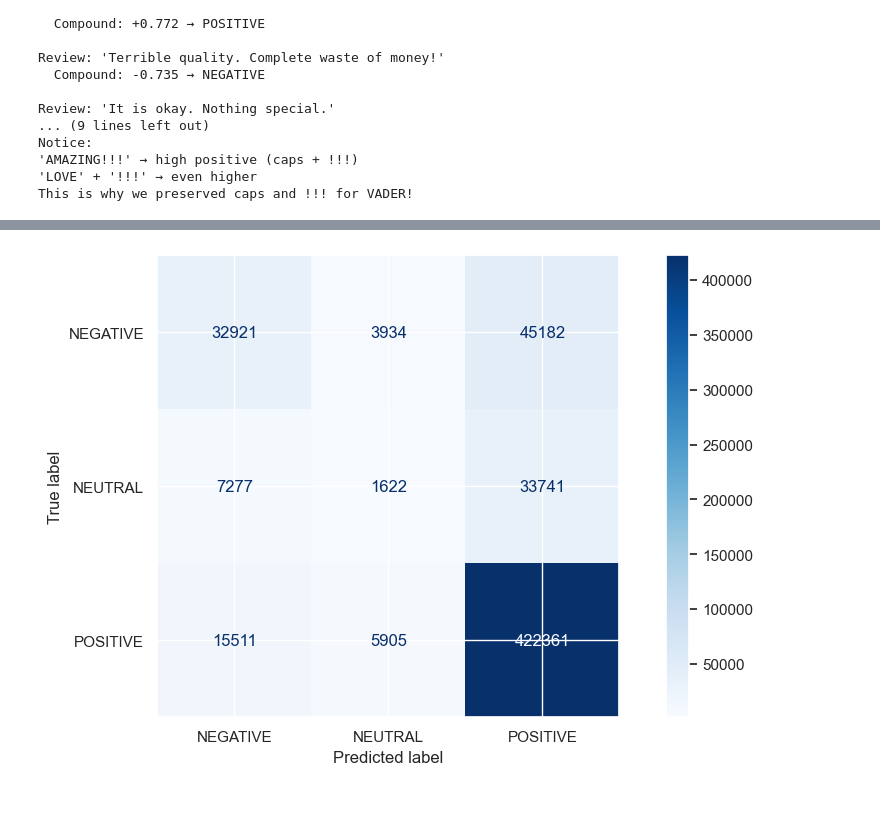
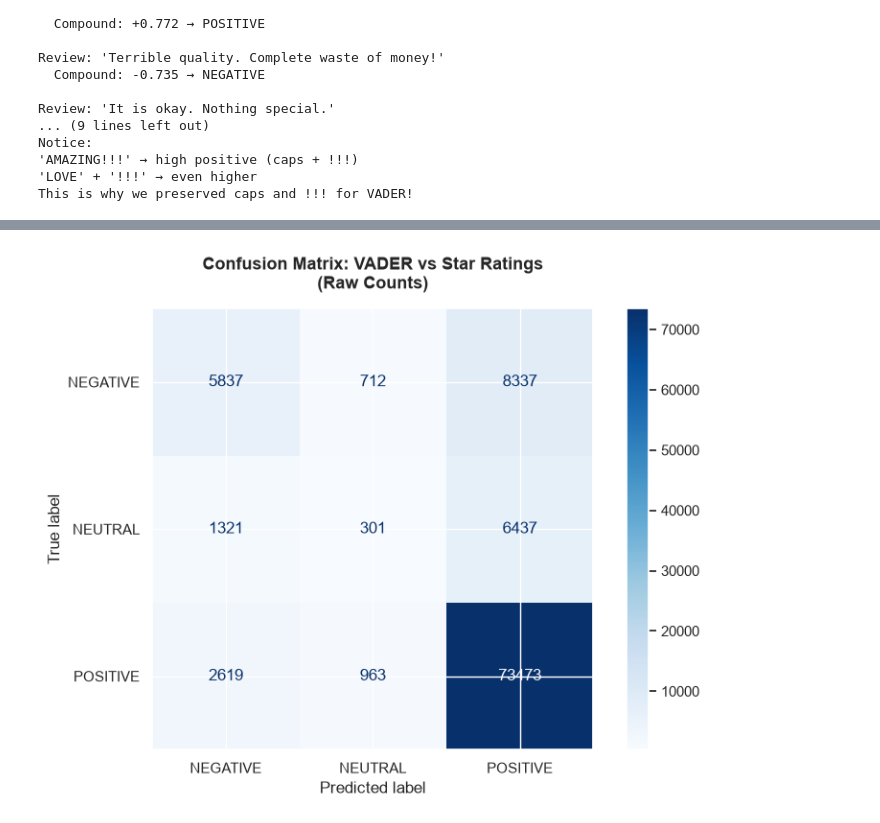
Before and after one commit to Venkatavishnuvardhanthota/product-sentiment-dashboard, a Jupyter notebook: notebooks/01_sentiment_analysis.ipynb, the cells around one changed output, grey strips where cells are left out. Cells and saved outputs as stored; diff of their text form; code cells hidden in the pictures.

```diff
--- a/notebooks/01_sentiment_analysis.ipynb
+++ b/notebooks/01_sentiment_analysis.ipynb
@@ -33,7 +33,7 @@ All libraries imported successfully!
 # %%
 print("Loading dataset...")
 
-df_raw = pd.read_csv('../data/raw/reviews.csv')
+df_raw = pd.read_csv('../data/raw/reviews.csv', nrows = 100000)
 
 print(f"Dataset loaded successfully!")
 print(f"Rows loaded : {df_raw.shape[0]:,}")
@@ -980,20 +980,48 @@ Off-diagonal red = VADER mistakes
 # %%
+# Cell 16 — Confusion Matrix: Full Prediction Breakdown
+
+# PURPOSE: Show all prediction errors in one grid
+#          More detailed than Cell 15 heatmap
+#          Cell 15 = percentages, Cell 16 = raw counts
+
 from sklearn.metrics import confusion_matrix
 from sklearn.metrics import ConfusionMatrixDisplay
 
 cm = confusion_matrix(
     df_raw['rating_label'],
     df_raw['sentiment'],
-    labels=['NEGATIVE','NEUTRAL','POSITIVE']
+    labels=['NEGATIVE', 'NEUTRAL', 'POSITIVE']
 )
+
+fig, ax = plt.subplots(figsize=(8, 6))
 
 disp = ConfusionMatrixDisplay(
     confusion_matrix=cm,
-    display_labels=['NEGATIVE','NEUTRAL','POSITIVE']
+    display_labels=['NEGATIVE', 'NEUTRAL', 'POSITIVE']
 )
 
-disp.plot(cmap='Blues')
+disp.plot(
+    cmap='Blues',
+    ax=ax
+)
+
+ax.set_title(
+    'Confusion Matrix: VADER vs Star Ratings\n'
+    '(Raw Counts)',
+    fontsize=13,
+    fontweight='bold',
+    pad=15
+)
+
+plt.tight_layout()
+
+plt.savefig(
+    '../outputs/02_confusion_matrix.png',
+    dpi=150,
+    bbox_inches='tight'
+)
+
 plt.show()
 # %% [output]
-[figure, old version]
+[figure, new version]
 # %%
```
Also changed, not shown: parts of 20 cells of this notebook, 3 other files.
